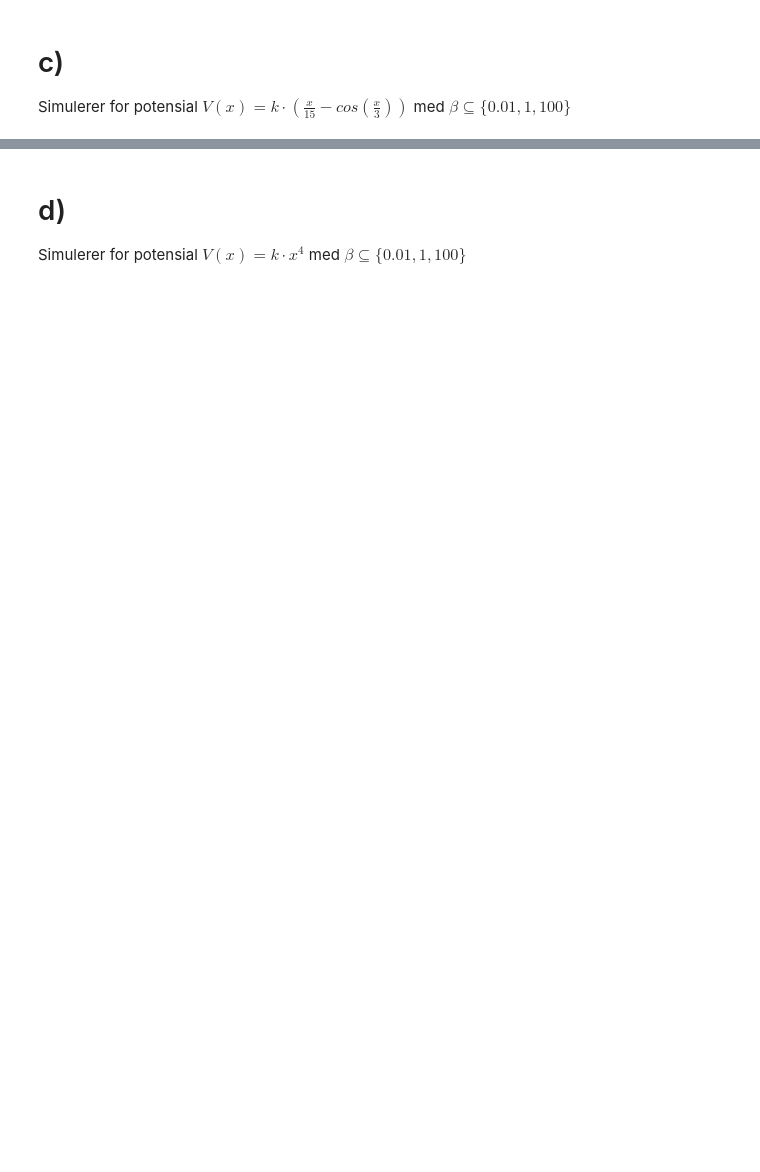
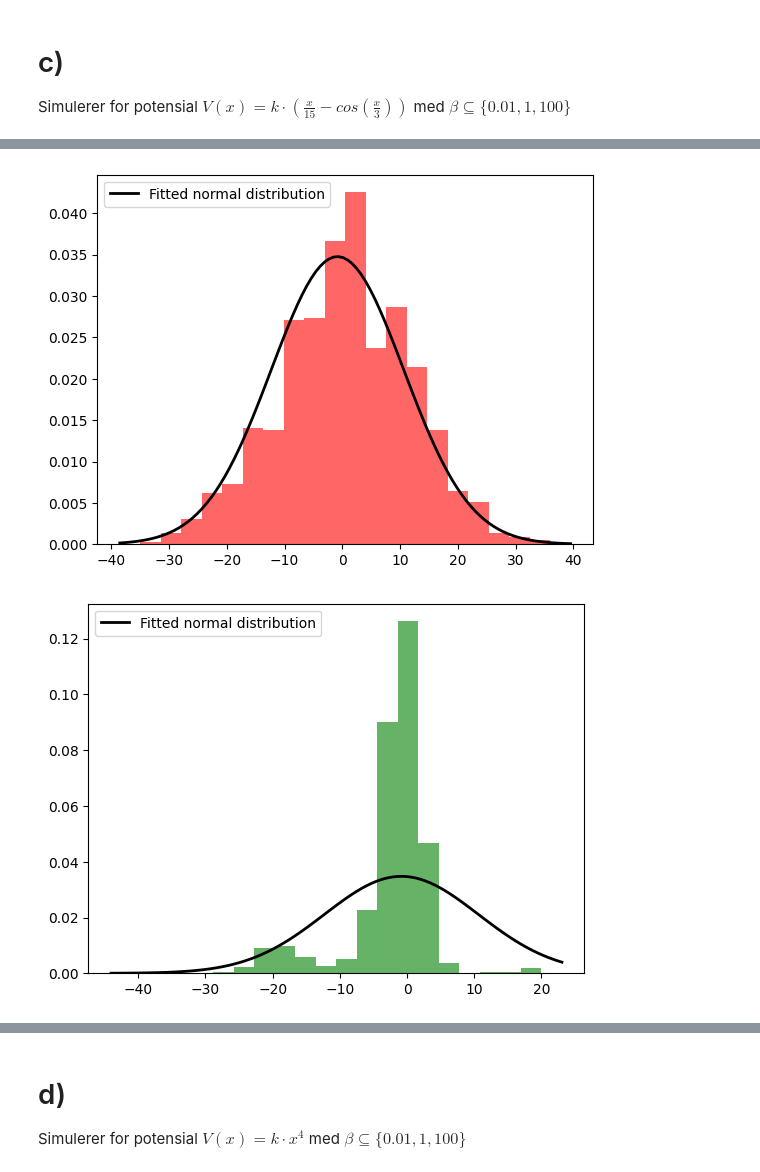
Before and after one commit to marieke-vaske/VitBer-BioFys, a Jupyter notebook: Prosjekt - main.ipynb, the cells around one changed output, grey strips where cells are left out. Cells and saved outputs as stored; diff of their text form; code cells hidden in the pictures; blank space fills up the shorter version.

```diff
--- a/Prosjekt - main.ipynb
+++ b/Prosjekt - main.ipynb
@@ -119,11 +135,3 @@ for beta in [0.01, 1, 100]:
 # %% [markdown]
 # c)
 Simulerer for potensial $V(x) = k\cdot (\frac{x}{15} - cos(\frac{x}{3}))$ med $\beta \subseteq \{0.01, 1, 100\}$
-# %%
-def V(x):
-    return k*(x/15 - np.cos(x/3))
-
-for beta in [0.01, 1, 100]:
-    particles3 = sim()
-    plt.hist(particles3, bins=bin_size)
-    plt.show()
@@ -133,0 +138,33 @@ for beta in [0.01, 1, 100]:
+# %%
+def V(x):
+    return k*(x/15 - np.cos(x/3))
+
+for beta, color in zip([0.01, 1, 100], ['r', 'g', 'b']):
+    particles3 = sim()
+    mu, std = scipy.stats.norm.fit(particles1)
+    plt.hist(particles3, bins=bin_size, density=True, alpha=0.6, color=color)
+
+    xmin, xmax = plt.xlim()
+    x = np.linspace(xmin, xmax, 100)
+    p = scipy.stats.norm.pdf(x, mu, std)
+    plt.plot(x, p, 'k', linewidth=2, label="Fitted normal distribution")
+    plt.legend()
+    plt.show()
+
+#Ekstraoppgave
+arr =  np.zeros(n)
+beta = 0.01
+for i in range(0, 2*t, delta_t):
+    if i > t:
+        beta = 100
+    for j in range(n):
+        a = random.uniform(0, 1)
+        if a < p_minus(arr[j]):
+            arr[j] -= h
+        elif (1 - p_plus(arr[j])) < a:
+                arr[j] += h
+plt.hist(arr, bins=bin_size, density=True, alpha=0.6, color='mediumseagreen')
+plt.show()
+# %% [output]
+[figure, added]
+[figure, added]
```
Also changed, not shown: parts of 8 cells of this notebook.
